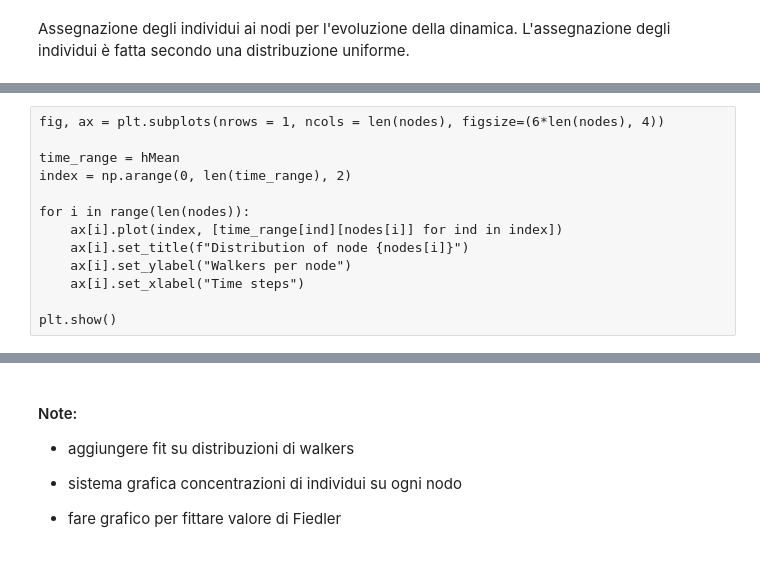
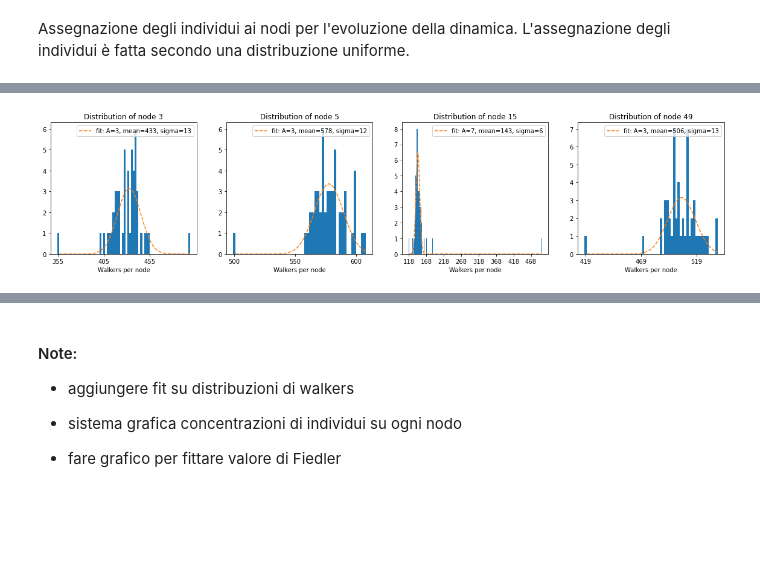
Before and after one commit to Ferri-00/Esame-Complessi, a Jupyter notebook: ErdosRenyi.ipynb, the cells around one changed output, grey strips where cells are left out. Cells and saved outputs as stored; diff of their text form; code cells hidden in the pictures; blank space fills up the shorter version.

```diff
--- a/ErdosRenyi.ipynb
+++ b/ErdosRenyi.ipynb
@@ -145,7 +145,7 @@ print(pS)
 # %% [markdown]
 Assegnazione degli individui ai nodi per l'evoluzione della dinamica. L'assegnazione degli individui è fatta secondo una distribuzione uniforme.
 # %%
-walker_per_node = 200
+walker_per_node = 500
 # %%
 seed = np.random.RandomState()
 def dynamic_evolution(G, history = []):
@@ -167,3 +165,5 @@ time_steps = int(1e3)
+# %%
+time_steps = int(5e1)
 # %%
 t0 = time.time()
 
@@ -224,32 +239,39 @@ def gaus_law(x, a, mu=0, sigma=1):
 # %%
 nodes = [3, 5, 15, N-1]
 p_node = []
 
 fig, ax = plt.subplots(nrows = 1, ncols = len(nodes), figsize=(5*len(nodes), 4))
 
 histo = [[(h1+h2+h3)/3 for h1, h2, h3 in zip(history[0][i], history[1][i], history[2][i])]
          for i in range(len(history[0]))]
 
 n = [0]*len(nodes)
 bins = [0]*len(nodes)
 
 for i in range(len(nodes)):
     p_node += [[int(h[nodes[i]]) for h in histo]]
-    n[i], bins[i], patches = ax[i].hist(p_node[i], bins = int((max(p_node[i]) - min(p_node[i]))), align='left')
+    n[i], bins[i], patches = ax[i].hist(p_node[i],
+                                        bins = int((max(p_node[i]) - min(p_node[i]))/2),
+                                        align='left')
     ax[i].set_title(f"Distribution of node {nodes[i]}")
     ax[i].set_xlabel("Walkers per node")
     ax[i].set_xticks(np.arange(min(p_node[i]), max(p_node[i]), 50))
 
 mean = [sum(p_node[i])/len(p_node[i]) for i in range(len(nodes))]
 
 poptGaus = [0]*len(nodes)
 pcovGaus = [0]*len(nodes)
 
 bins = [(bins[i][:-1] + bins[i][1:])/2 for i in range(len(nodes))]
 
 for i in range(len(nodes)):
-    poptGaus[i], pcovGaus[i] = curve_fit(gaus_law, bins[i], n[i], p0 = [10, mean[i], 9])
+    poptGaus[i], pcovGaus[i] = curve_fit(gaus_law, bins[i], n[i],
+                                         p0 = [10, mean[i], 9])
 
-    ax[i].plot(bins[i], gaus_law(bins[i], *poptGaus[i]), '--')
+    ax[i].plot(bins[i], gaus_law(bins[i], *poptGaus[i]), '--',
+               label = f"fit: A={round(poptGaus[i][0])}, mean={round(poptGaus[i][1])}, sigma={round(poptGaus[i][2])}")
+    ax[i].legend()
 
 plt.show()
+# %% [output]
+[figure, added]
@@ -285,13 +277,0 @@ for i in range(len(nodes)):
-# %% [raw]
-fig, ax = plt.subplots(nrows = 1, ncols = len(nodes), figsize=(6*len(nodes), 4))
-
-time_range = hMean
-index = np.arange(0, len(time_range), 2)
-
-for i in range(len(nodes)):
-    ax[i].plot(index, [time_range[ind][nodes[i]] for ind in index])
-    ax[i].set_title(f"Distribution of node {nodes[i]}")
-    ax[i].set_ylabel("Walkers per node")
-    ax[i].set_xlabel("Time steps")
-
-plt.show()
```
Also changed, not shown: parts of 21 cells of this notebook, 1 other file.
